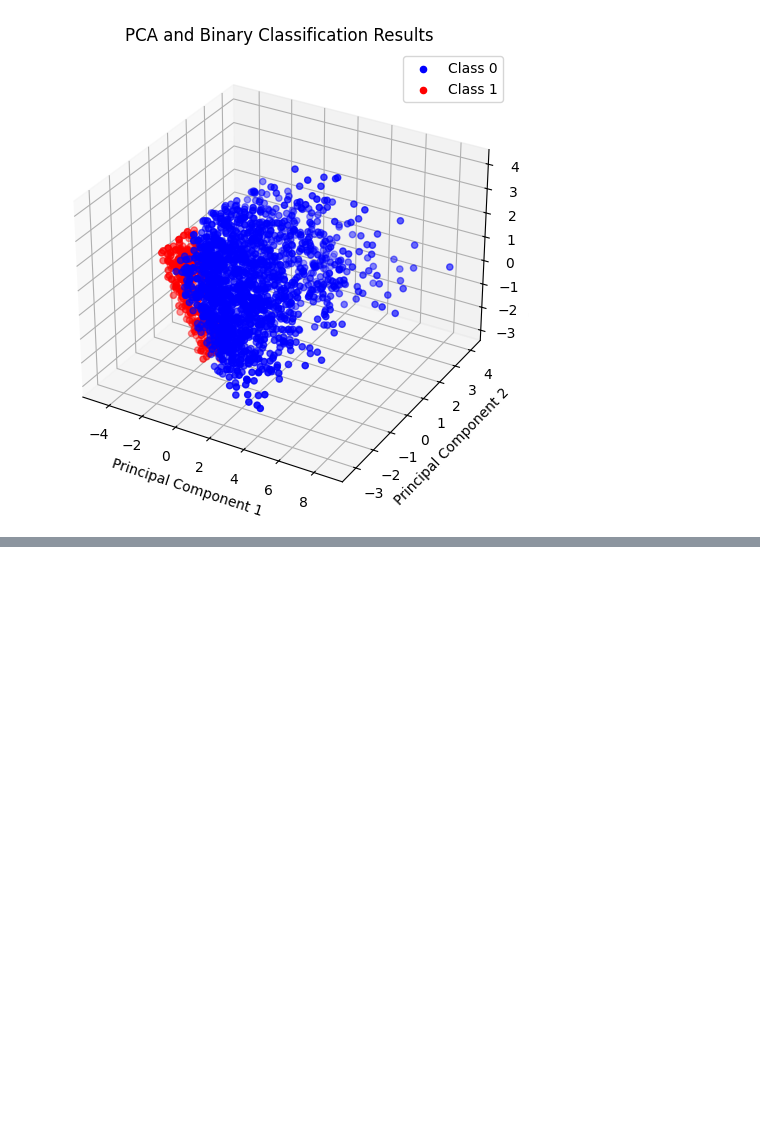
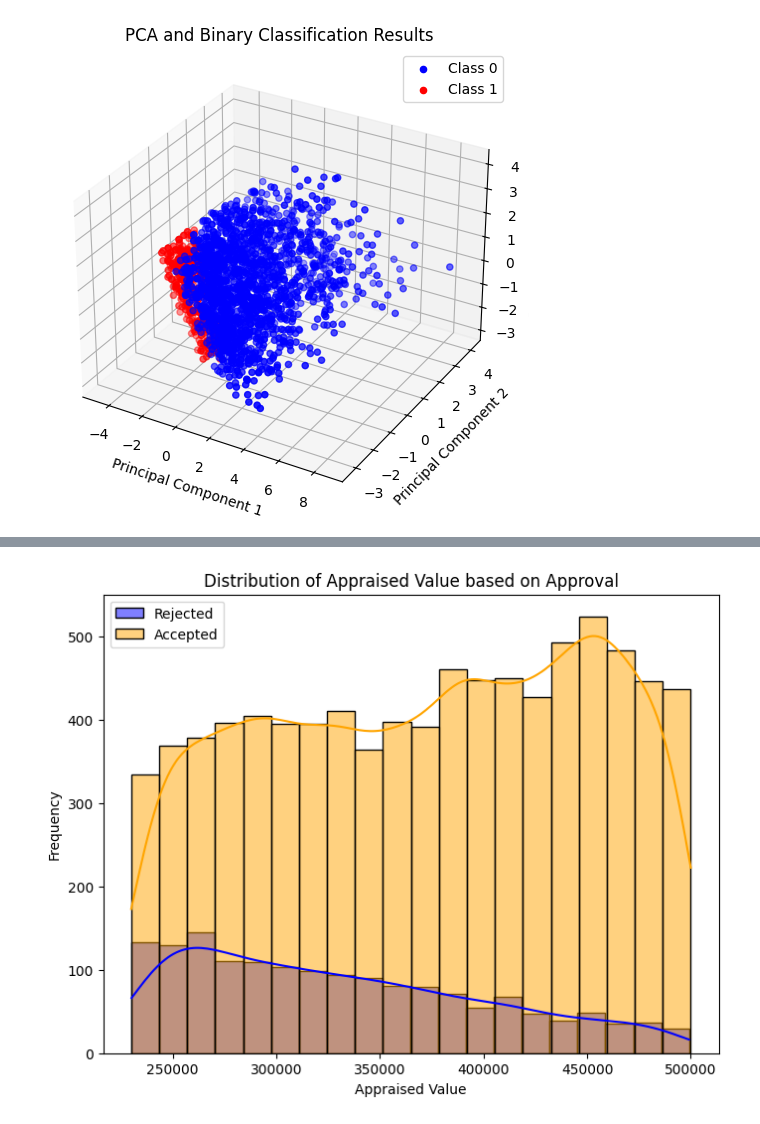
Before and after one commit to anishfish2/homestead-backend, a Jupyter notebook: analysis.ipynb, the cells around one changed output, grey strips where cells are left out. Cells and saved outputs as stored; diff of their text form; code cells hidden in the pictures; blank space fills up the shorter version.

```diff
--- a/analysis.ipynb
+++ b/analysis.ipynb
@@ -394,0 +433,42 @@ plt.show()
+# %%
+accepted_df = all_data[all_data['Approved'] == 1]
+rejected_df = all_data[all_data['Approved'] == 0]
+
+plt.figure(figsize=(8, 6))
+histplot_N = sns.histplot(accepted_df['AppraisedValue'],color='blue', bins=20, kde=True, label="Rejected")
+histplot_Y = sns.histplot(rejected_df['AppraisedValue'], color='orange', bins=20, kde=True, label="Accepted")
+
+line_N = histplot_N.get_lines()[0]
+line_Y = histplot_Y.get_lines()[0]
+
+# Extract x and y data
+x_N = line_N.get_xdata()
+y_N = line_N.get_ydata()
+
+x_Y = line_Y.get_xdata()
+y_Y = line_Y.get_ydata()
+
+with open("x_listN", 'w') as file:
+    for i in x_N:
+        file.write(str(i))
+
+with open("x_listY", 'w') as file:
+    for i in x_Y:
+        file.write(str(i))
+
+with open("y_listN", 'w') as file:
+    for i in y_N:
+        file.write(str(i))
+
+with open("y_listY", 'w') as file:
+    for i in y_N:
+        file.write(str(i))
+
+
+plt.title('Distribution of Appraised Value based on Approval')
+plt.xlabel('Appraised Value')
+plt.ylabel('Frequency')
+plt.legend()
+plt.show()
+# %% [output]
+[figure, added]
```
Also changed, not shown: parts of 7 cells of this notebook, 5 other files.
